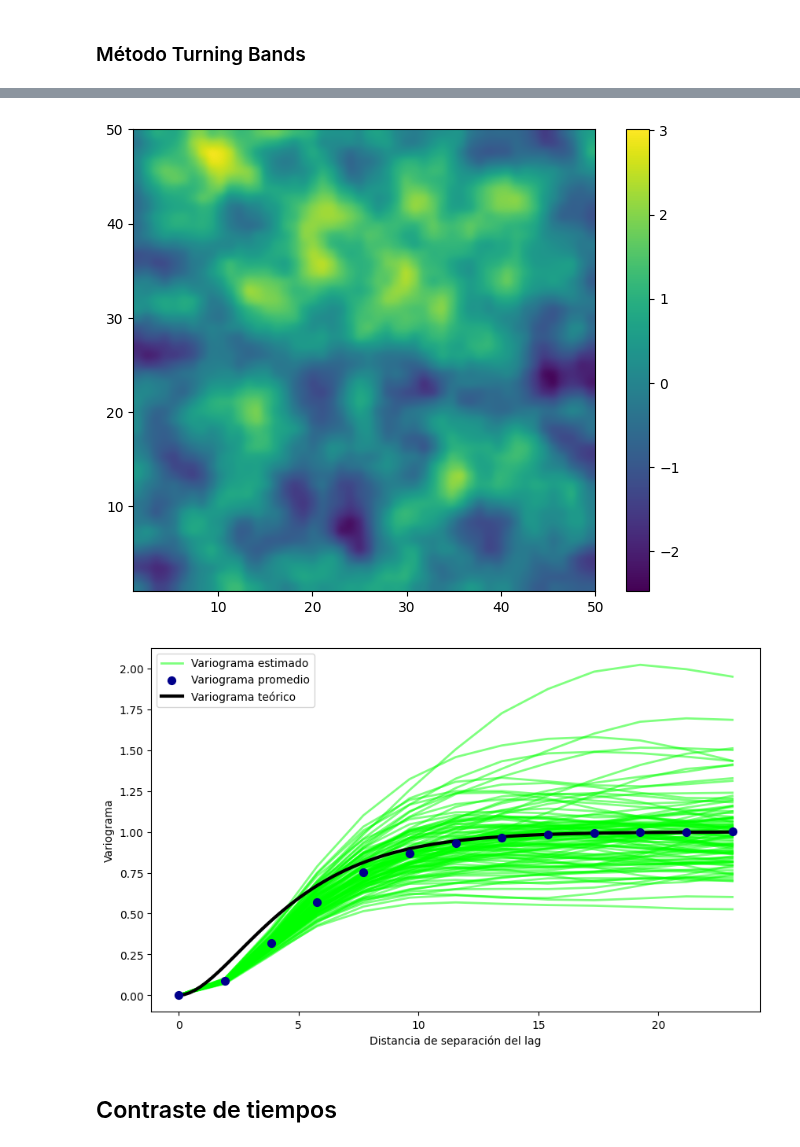
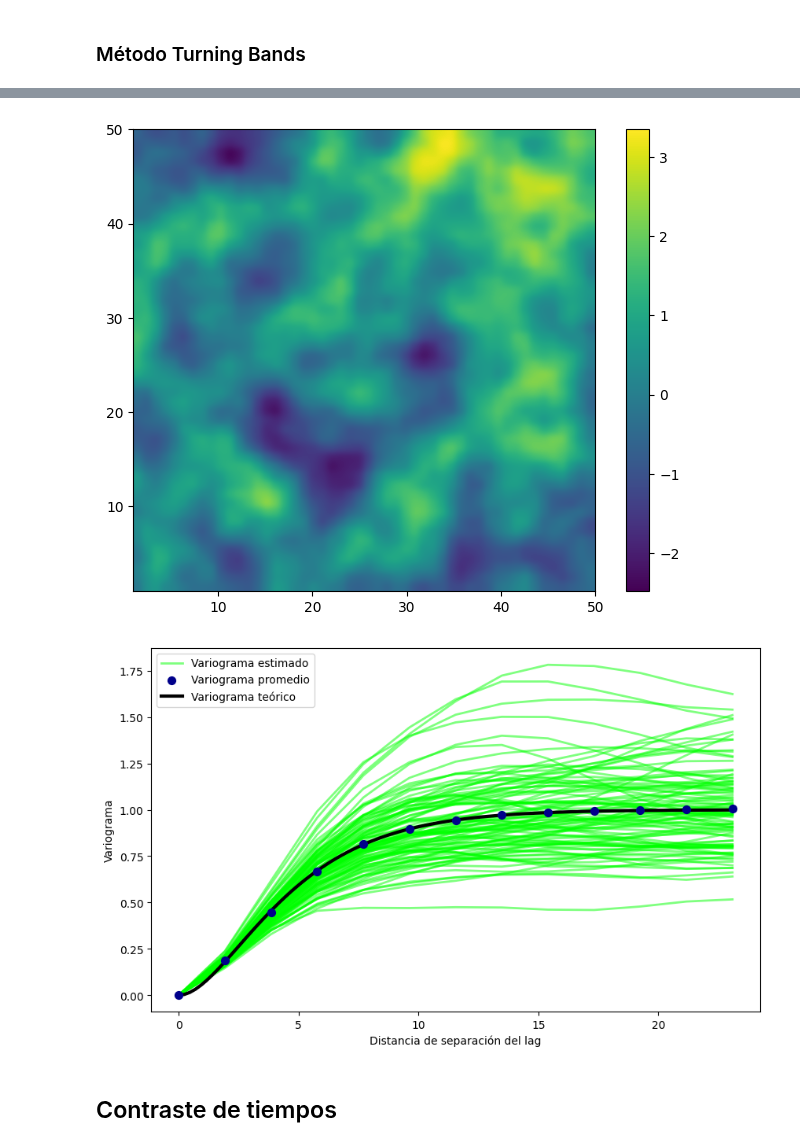
Before and after one commit to AlejandroVillazonG/MAT468, a Jupyter notebook: proyecto/project.ipynb, the cells around one changed output, grey strips where cells are left out. Drawn from its saved outputs; the diff is of its cells as text; code cells hidden in the pictures.

Commit message:
arreglo variograma

```diff
--- a/proyecto/project.ipynb
+++ b/proyecto/project.ipynb
@@ -218,9 +218,10 @@ class SpatialFieldSimulator:
 
         for i in range(n_lags):
             lag = lags[i]
-            lag_lower_bound = lag - step
+            lag_lower_bound = lag - step/2
+            lag_upper_bound = lag + step/2
 
-            lag_indices = np.where((self.distances_matrix > lag_lower_bound) & (self.distances_matrix <= lag))
+            lag_indices = np.where((self.distances_matrix > lag_lower_bound) & (self.distances_matrix <= lag_upper_bound))
 
             if lag_indices[0].size > 0:
                 valid_pairs = values[lag_indices[0]] - values[lag_indices[1]]
@@ -427,32 +443,33 @@ plt.imshow(points.reshape((simulator.sqrt_n, simulator.sqrt_n)),
            )
 plt.colorbar(); plt.show()
 # %% [output]
-[figure, old version]
+[figure, new version]
 # %%
 n_simulates = 100
 
 plt.figure(figsize=(10,6))
 points = simulator.simulate(**params)
 hs, suma = simulator.variogram(points)
 plt.plot(hs, suma, c='lime', lw=2, alpha=0.5, label='Variograma estimado')
 
 for _ in range(n_simulates-1):
     points = simulator.simulate(**params)
     lags, semivariograms = simulator.variogram(points)
     suma += semivariograms
     plt.plot(lags, semivariograms, c='lime', lw=2, alpha=0.5)
 
 plt.scatter(hs, suma/n_simulates, s=50, c='darkblue',
             zorder=3, label='Variograma promedio')
 
 simulator.method='cholesky'
 cov = simulator.matern(alpha=params['alpha'], nu=params['nu'])
 x = np.linspace(0, hs.max(), 100)
 plt.plot(x, cov(0)-cov(x), lw=3, label='Variograma teórico', c='k', zorder=2)
-plt.ylabel('Variograma'); plt.xlabel('Distancia de separación del lag')
+plt.ylabel('Variograma')
+plt.xlabel('Distancia de separación del lag')
 plt.legend();
 # %% [output]
-[figure, old version]
+[figure, new version]
 # %% [markdown]
 ## Contraste de tiempos
 # %% [markdown]
```
Also changed, not shown: parts of 12 cells of this notebook.
